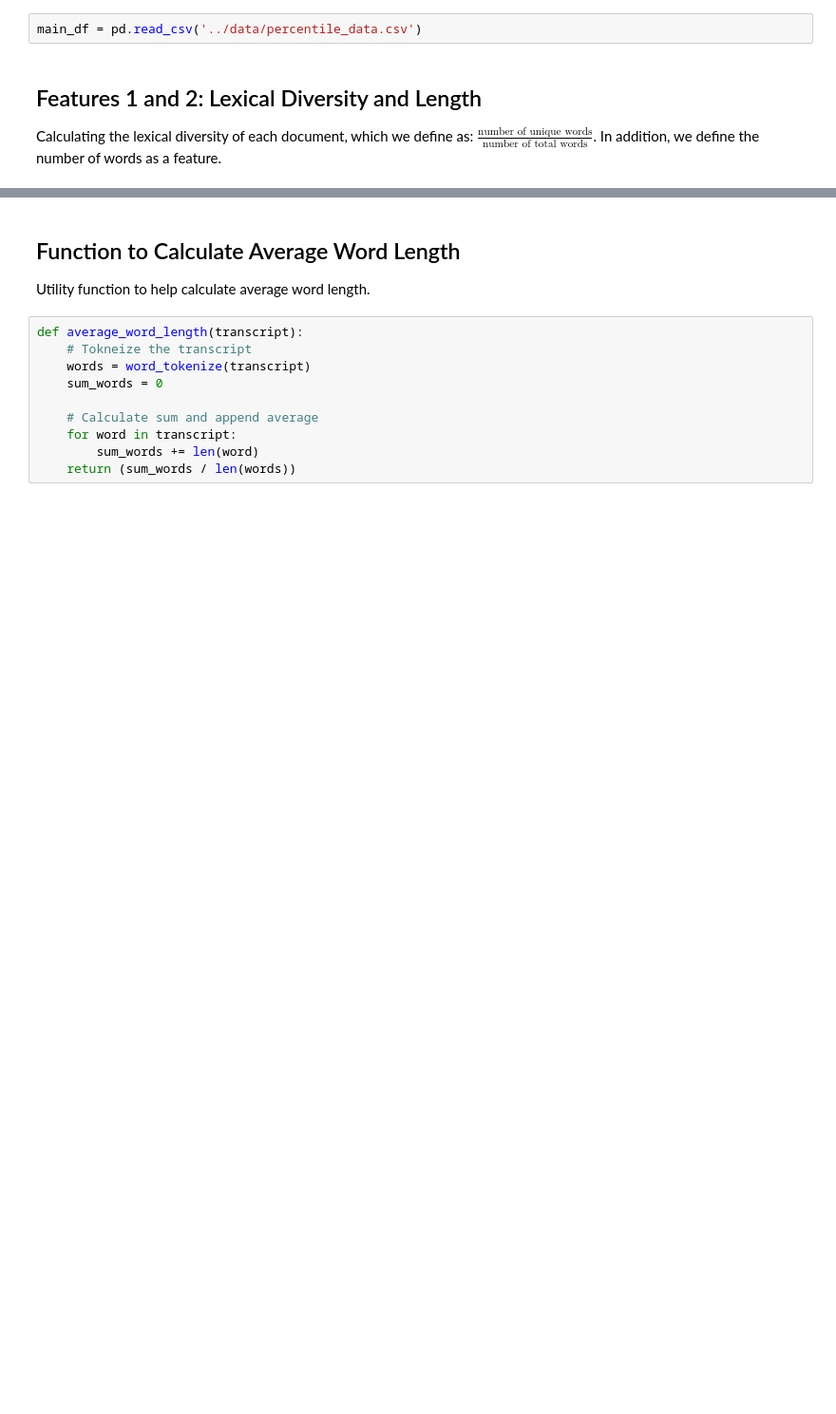
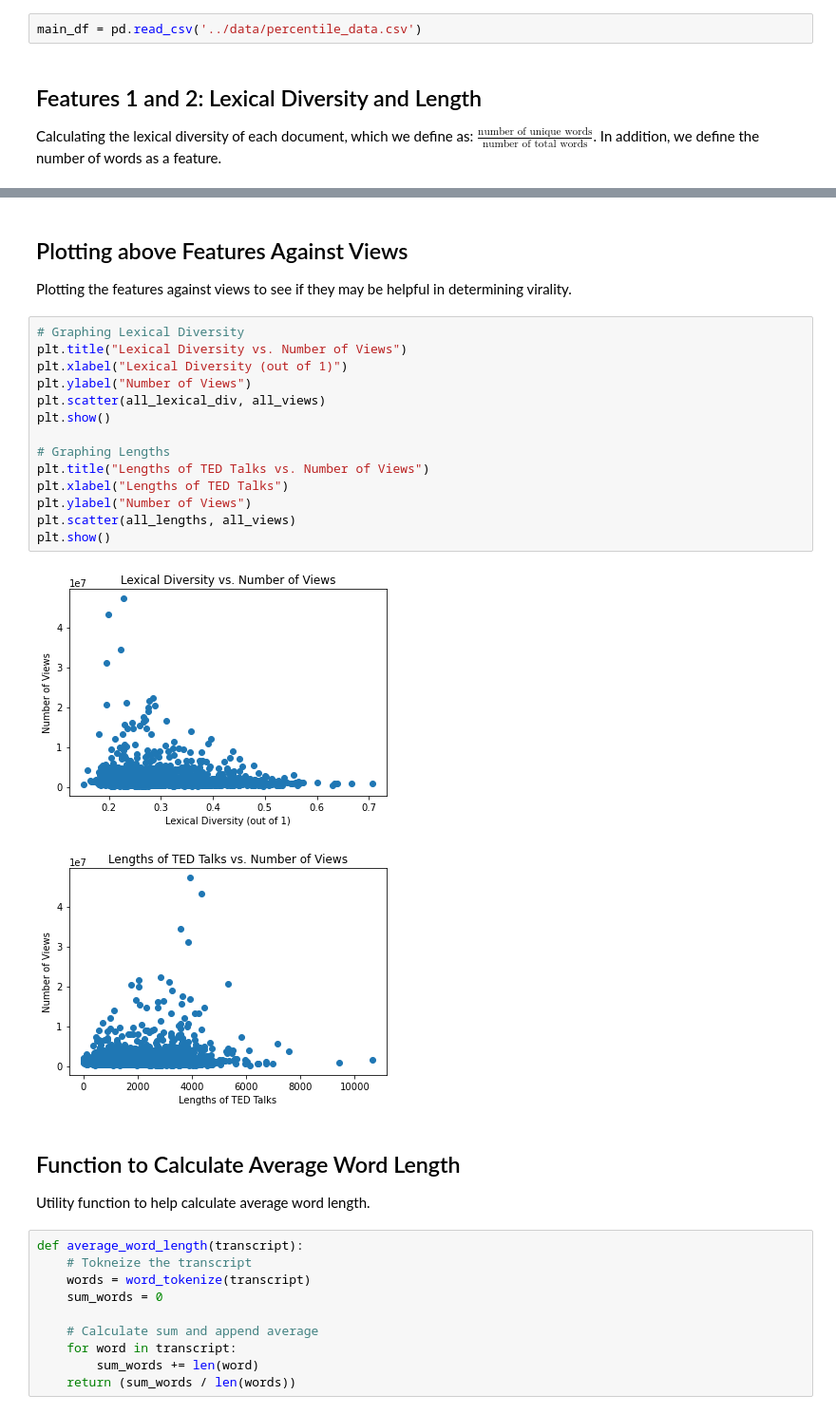
Before and after one commit to cpondoc/cs-221-final-project, a Jupyter notebook: notebooks/features.ipynb, the cells around one changed output, grey strips where cells are left out. Shown: that part at 95% size. Cells and saved outputs as stored; diff of their text form; blank space fills up the shorter version.

```diff
--- a/notebooks/features.ipynb
+++ b/notebooks/features.ipynb
@@ -57,3 +64,23 @@ for index, row in main_df.iterrows():
+# %% [markdown]
+## Plotting above Features Against Views
+Plotting the features against views to see if they may be helpful in determining virality.
+# %%
+# Graphing Lexical Diversity
+plt.title("Lexical Diversity vs. Number of Views")
+plt.xlabel("Lexical Diversity (out of 1)")
+plt.ylabel("Number of Views")
+plt.scatter(all_lexical_div, all_views)
+plt.show()
+
+# Graphing Lengths
+plt.title("Lengths of TED Talks vs. Number of Views")
+plt.xlabel("Lengths of TED Talks")
+plt.ylabel("Number of Views")
+plt.scatter(all_lengths, all_views)
+plt.show()
+# %% [output]
+[figure, added]
+[figure, added]
 # %% [markdown]
 ## Function to Calculate Average Word Length
 Utility function to help calculate average word length.
```
Also changed, not shown: parts of 3 cells of this notebook, 1 other file.
